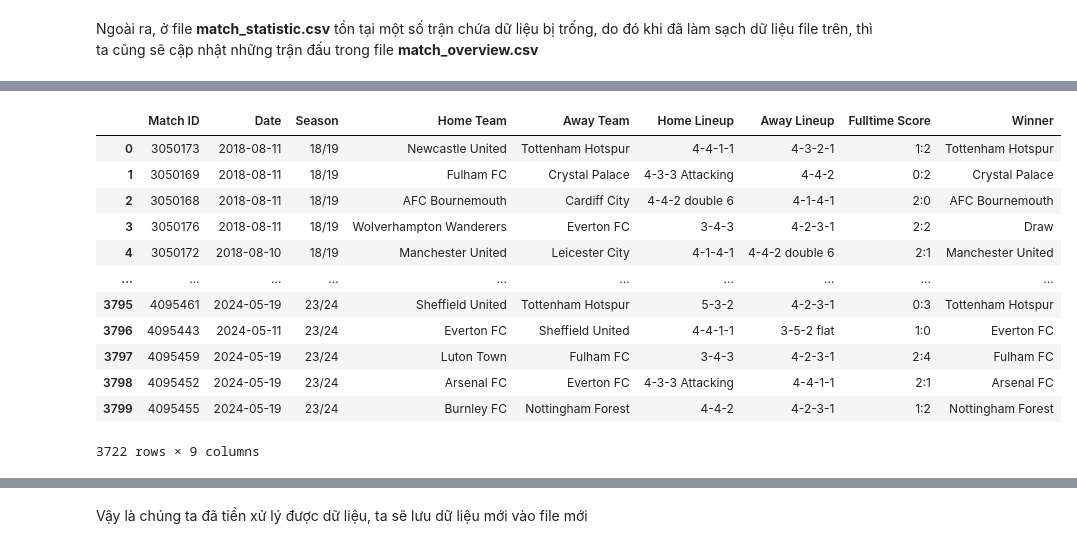
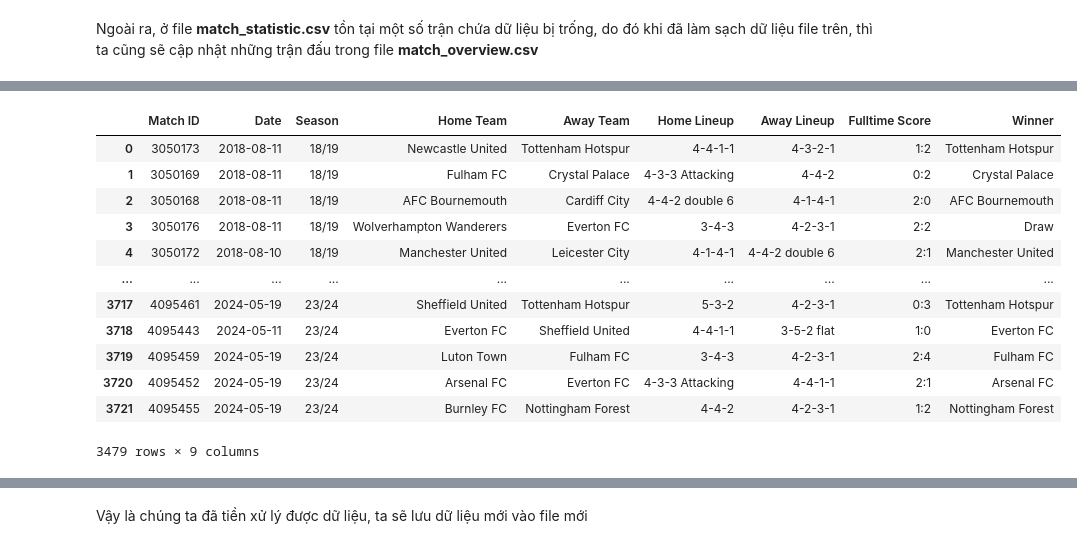
Before and after one commit to Banhmikepthit0105/FootballMatch-Analysis.Prediction, a Jupyter notebook: Phase02_MatchOverviewPrepocessing.ipynb, the cells around one changed output, grey strips where cells are left out. Saved outputs shown, nothing was run; the diff lists cells and outputs as text; code cells hidden in the pictures.

```diff
--- a/Phase02_MatchOverviewPrepocessing.ipynb
+++ b/Phase02_MatchOverviewPrepocessing.ipynb
@@ -500,19 +478,26 @@ match_id_dict
+# %%
+df_combined = pd.merge(raw_df_match_overview, clean_df_match_statistic, left_on='Match ID', right_on='match_id', how='left')
+df_combined.drop(['match_id'], axis=1, inplace=True)
+df_combined = df_combined.dropna()
 # %%
-raw_df_match_overview = raw_df_match_overview[raw_df_match_overview["Match ID"].isin(match_id_dict.values())]
-raw_df_match_overview = raw_df_match_overview[raw_df_match_overview["Match ID"].isin(match_id_dict.values())]
+# raw_df_match_overview = raw_df_match_overview[raw_df_match_overview["Match ID"].isin(match_id_dict.values())]
+# raw_df_match_overview = raw_df_match_overview[raw_df_match_overview["Match ID"].isin(match_id_dict.values())]
 
-raw_df_match_overview
+# raw_df_match_overview
+columns_to_keep = ['Match ID', 'Date', 'Season', 'Home Team', 'Away Team', 'Home Lineup', 'Away Lineup', 'Fulltime Score', 'Winner']
+df_combined = df_combined[columns_to_keep]
+df_combined
 # %% [output]
 |  | Match ID | Date | Season | Home Team | Away Team | Home Lineup | Away Lineup | Fulltime Score | Winner |
 | 0 | 3050173 | 2018-08-11 | 18/19 | Newcastle United | Tottenham Hotspur | 4-4-1-1 | 4-3-2-1 | 1:2 | Tottenham Hotspur |
 | 1 | 3050169 | 2018-08-11 | 18/19 | Fulham FC | Crystal Palace | 4-3-3 Attacking | 4-4-2 | 0:2 | Crystal Palace |
 | 2 | 3050168 | 2018-08-11 | 18/19 | AFC Bournemouth | Cardiff City | 4-4-2 double 6 | 4-1-4-1 | 2:0 | AFC Bournemouth |
 | 3 | 3050176 | 2018-08-11 | 18/19 | Wolverhampton Wanderers | Everton FC | 3-4-3 | 4-2-3-1 | 2:2 | Draw |
 | 4 | 3050172 | 2018-08-10 | 18/19 | Manchester United | Leicester City | 4-1-4-1 | 4-4-2 double 6 | 2:1 | Manchester United |
 | ... | ... | ... | ... | ... | ... | ... | ... | ... | ... |
-| 3795 | 4095461 | 2024-05-19 | 23/24 | Sheffield United | Tottenham Hotspur | 5-3-2 | 4-2-3-1 | 0:3 | Tottenham Hotspur |
-| 3796 | 4095443 | 2024-05-11 | 23/24 | Everton FC | Sheffield United | 4-4-1-1 | 3-5-2 flat | 1:0 | Everton FC |
-| 3797 | 4095459 | 2024-05-19 | 23/24 | Luton Town | Fulham FC | 3-4-3 | 4-2-3-1 | 2:4 | Fulham FC |
-| 3798 | 4095452 | 2024-05-19 | 23/24 | Arsenal FC | Everton FC | 4-3-3 Attacking | 4-4-1-1 | 2:1 | Arsenal FC |
-| 3799 | 4095455 | 2024-05-19 | 23/24 | Burnley FC | Nottingham Forest | 4-4-2 | 4-2-3-1 | 1:2 | Nottingham Forest |
+| 3717 | 4095461 | 2024-05-19 | 23/24 | Sheffield United | Tottenham Hotspur | 5-3-2 | 4-2-3-1 | 0:3 | Tottenham Hotspur |
+| 3718 | 4095443 | 2024-05-11 | 23/24 | Everton FC | Sheffield United | 4-4-1-1 | 3-5-2 flat | 1:0 | Everton FC |
+| 3719 | 4095459 | 2024-05-19 | 23/24 | Luton Town | Fulham FC | 3-4-3 | 4-2-3-1 | 2:4 | Fulham FC |
+| 3720 | 4095452 | 2024-05-19 | 23/24 | Arsenal FC | Everton FC | 4-3-3 Attacking | 4-4-1-1 | 2:1 | Arsenal FC |
+| 3721 | 4095455 | 2024-05-19 | 23/24 | Burnley FC | Nottingham Forest | 4-4-2 | 4-2-3-1 | 1:2 | Nottingham Forest |
-3722 rows × 9 columns
+3479 rows × 9 columns
```
Also changed, not shown: parts of 3 cells of this notebook, 2 other files.
